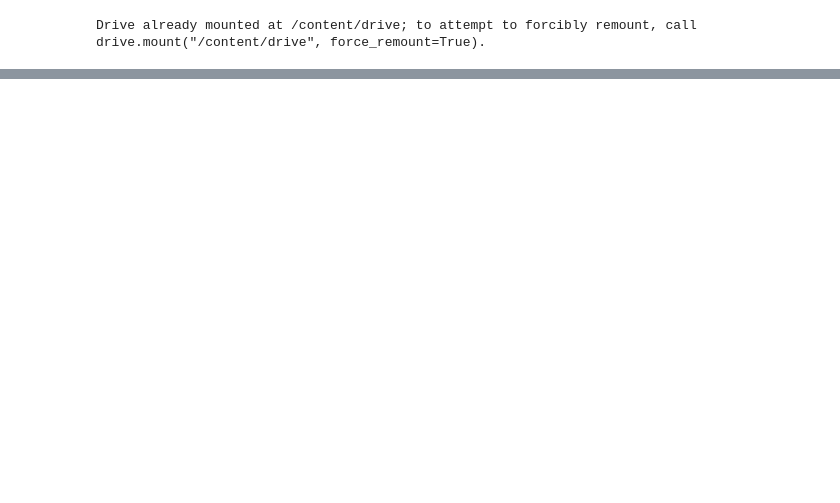
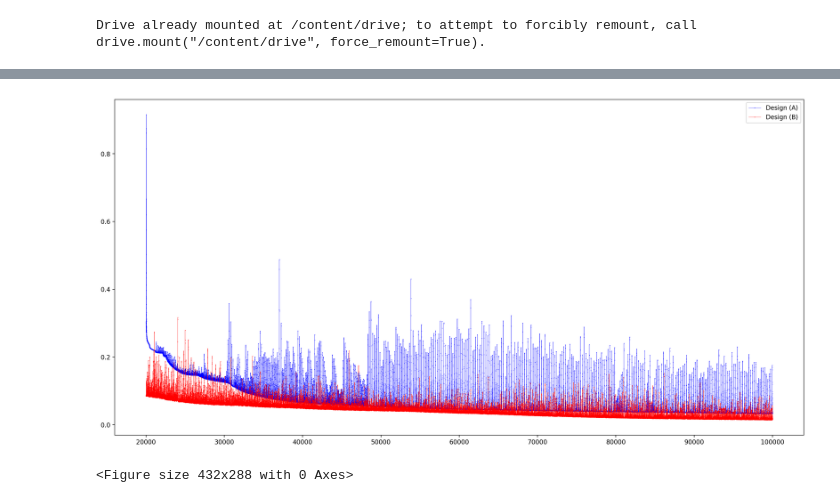
Before and after one commit to EnzeXu/PINN, a Jupyter notebook: PINN_SimpleNetworkPP.ipynb, the cells around one changed output, grey strips where cells are left out. Cells and saved outputs as stored; diff of their text form; code cells hidden in the pictures; blank space fills up the shorter version.

```diff
--- a/PINN_SimpleNetworkPP.ipynb
+++ b/PINN_SimpleNetworkPP.ipynb
@@ -289,0 +942,17 @@ def run_pp(main_path=None):
+# %%
+# loss
+loss_a = np.load("/content/drive/My Drive/Workspace/PINN/loss/SimpleNetworkPP_100000_1000_0.01_1.0_3.0_0.3_0.333_2022-03-28-21-47-29_loss_100000.npy")
+loss_b = np.load("/content/drive/My Drive/Workspace/PINN/loss/SimpleNetworkPP_100000_1000_0.01_1.0_3.0_0.3_0.333_2022-03-28-21-30-19_loss_100000.npy")
+
+start = 20000
+end = len(loss_a)
+x = range(start + 1, end + 1)
+plt.figure(dpi=200, figsize=[20,10])
+plt.plot(x, loss_a[start:], marker='.', markersize=0.5, linewidth=0.3, c="b")
+plt.plot(x, loss_b[start:], marker='.', markersize=0.5, linewidth=0.3, c="r")
+plt.legend(["Design (A)","Design (B)"])
+plt.show()
+plt.clf()
+# %% [output]
+[figure, added]
+<Figure size 432x288 with 0 Axes>
```
Also changed, not shown: parts of 14 cells of this notebook, 9 other files.
